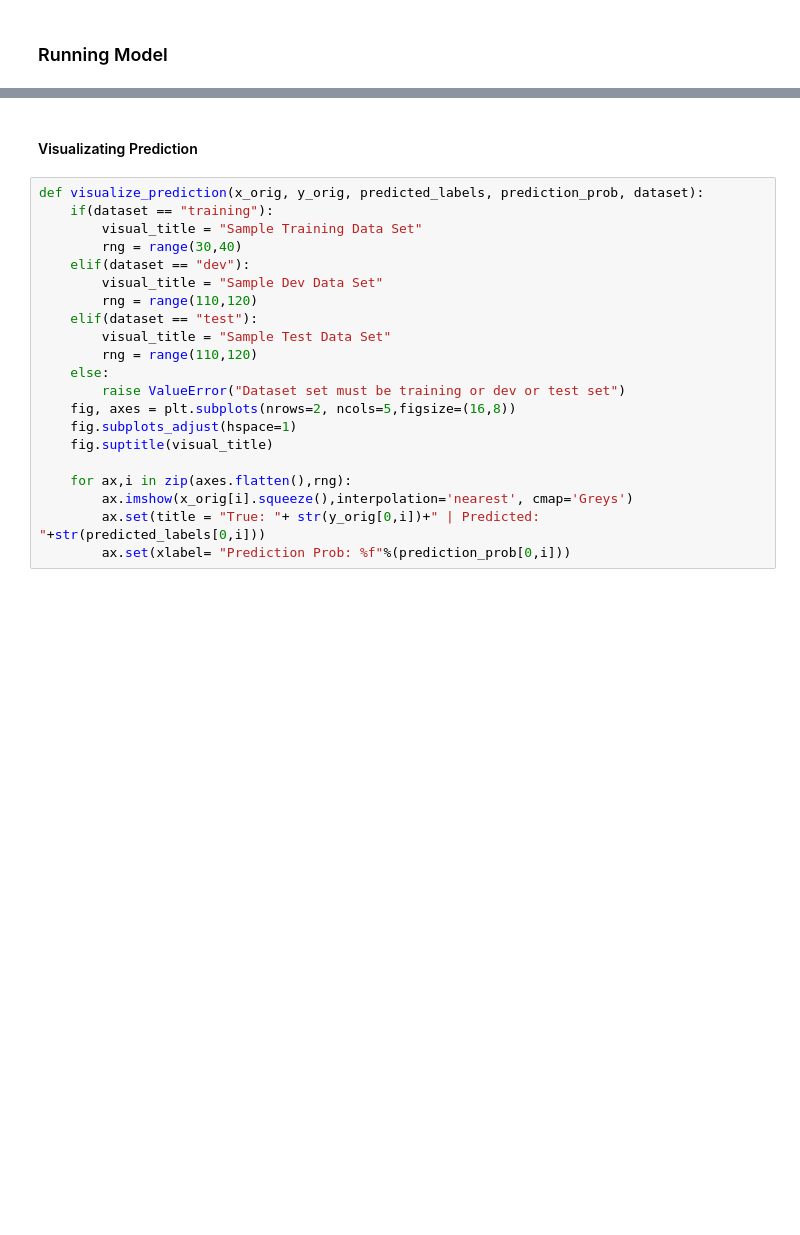
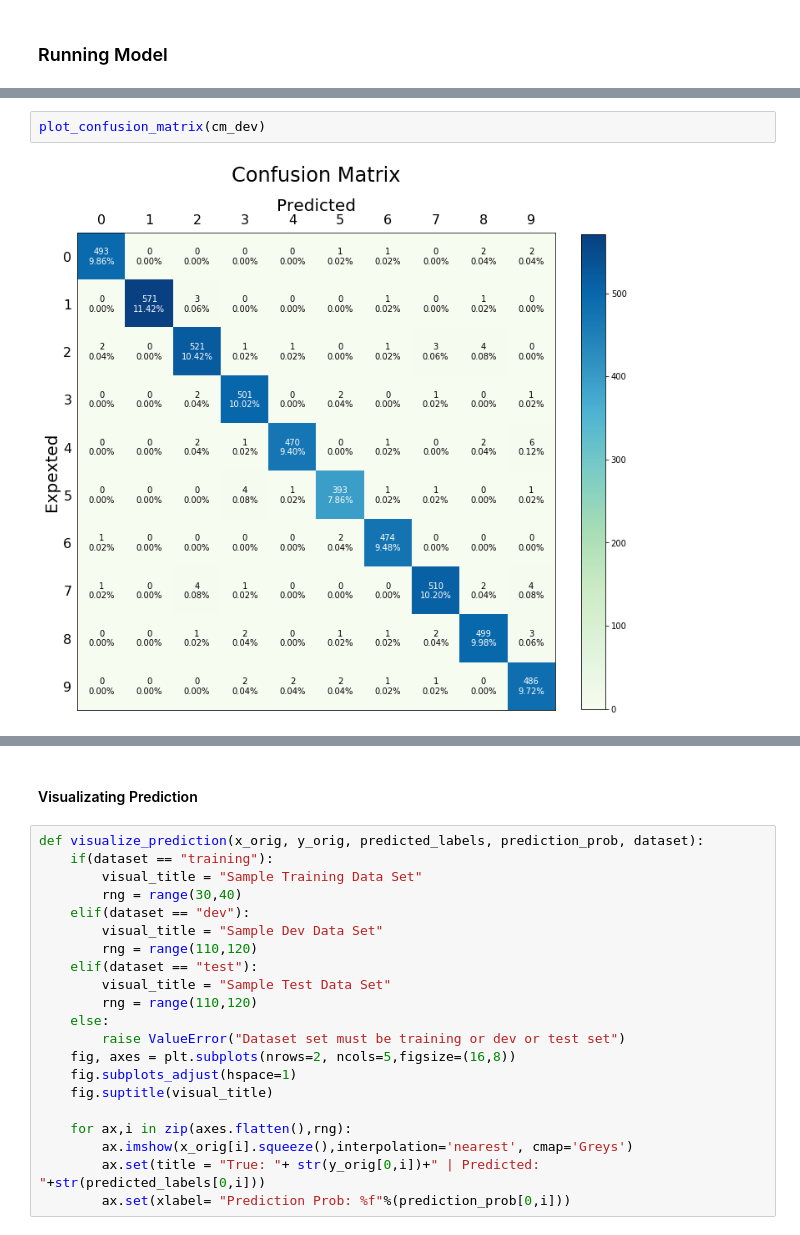
Before and after one commit to kattelsameer/HandWritten-Digit-Recognition-using-Deep-Learning, a Jupyter notebook: 7. Final Model/Code Experiment.ipynb, the cells around one changed output, grey strips where cells are left out. Saved outputs shown, nothing was run; the diff lists cells and outputs as text; blank space fills up the shorter version.

```diff
--- a/7. Final Model/Code Experiment.ipynb
+++ b/7. Final Model/Code Experiment.ipynb
@@ -714,0 +821,4 @@ print("\nError:\t"+str(1-test_acc))
+# %%
+plot_confusion_matrix(cm_dev)
+# %% [output]
+[figure, added]
```
Also changed, not shown: parts of 36 cells of this notebook.
